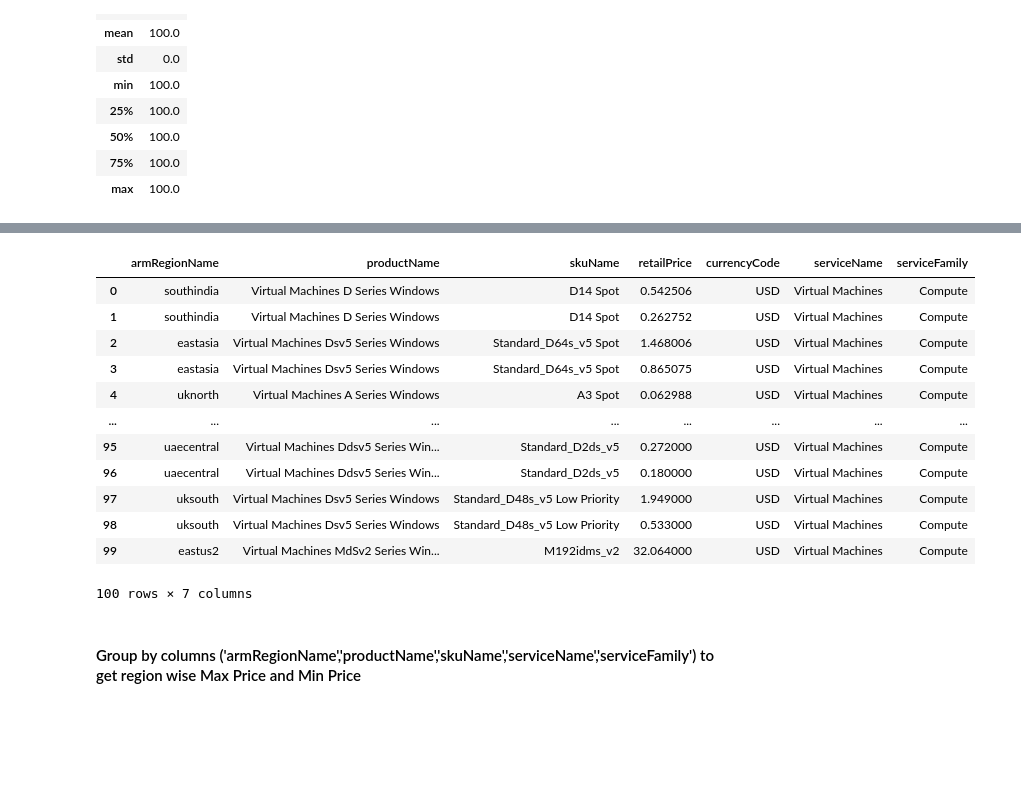
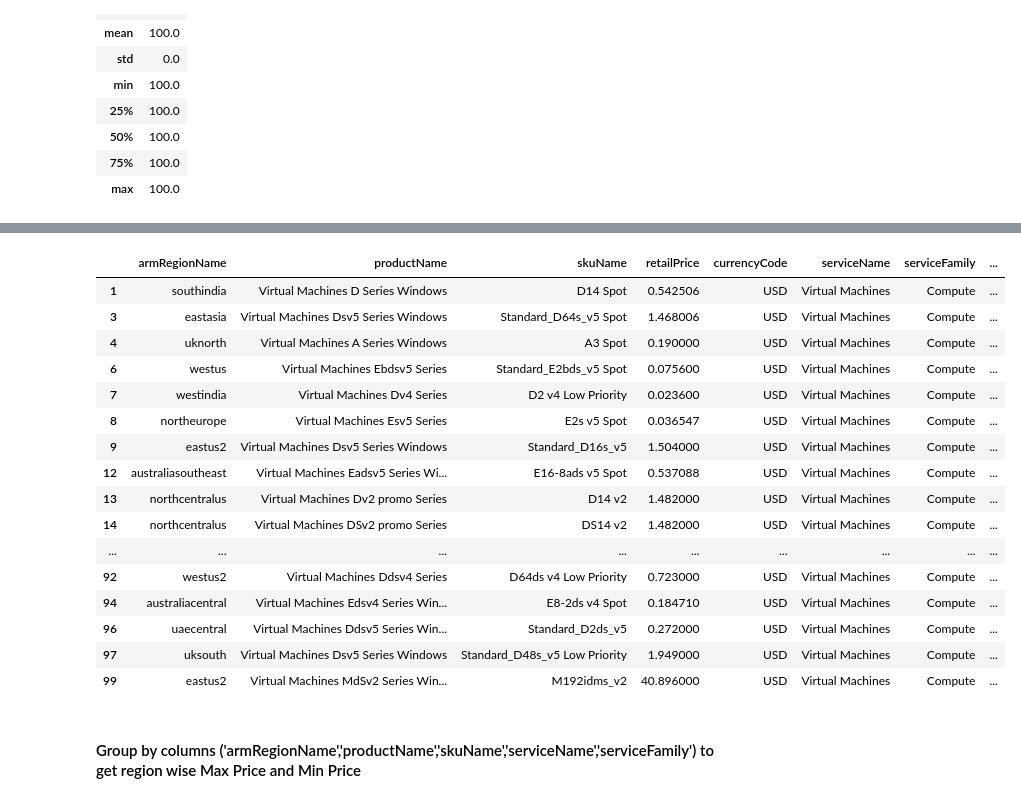
Before and after one commit to aicoe-aiops/cloud-price-analysis-public, a Jupyter notebook: notebooks/experimental/cloud_price_analysis_azure.ipynb, the cells around one changed output, grey strips where cells are left out. Saved outputs shown, nothing was run; the diff lists cells and outputs as text; code cells hidden in the pictures; blank space fills up the shorter version.

```diff
--- a/notebooks/experimental/cloud_price_analysis_azure.ipynb
+++ b/notebooks/experimental/cloud_price_analysis_azure.ipynb
@@ -154,0 +89,14 @@ array(['D14 Spot', 'Standard_D64s_v5 Spot', 'A3 Spot',
+# %%
+df_items_2 = pd.DataFrame()
+
+for data in df_items:
+    df_dictionary = pd.DataFrame([data])
+    if "reservationTerm" in data:
+        df_items_2 = pd.concat([df_items_2, df_dictionary], ignore_index=True)
+    else:
+        data["reservationTerm"] = "OnDemand"
+        # df_dictionary = pd.DataFrame([data])
+        df_items_2 = pd.concat([df_items_2, df_dictionary], ignore_index=True)
+# %%
+df_items_2 = df_items_2.fillna("NA")
+df_items_2
@@ -154,0 +127,3 @@ array(['D14 Spot', 'Standard_D64s_v5 Spot', 'A3 Spot',
+# %%
+df_consumption = df_items_2.loc[(df_items_2["type"] == "Consumption")]
+print(df_consumption)
@@ -155,20 +148,35 @@ array(['D14 Spot', 'Standard_D64s_v5 Spot', 'A3 Spot',
 # %%
-dfi_s=dfi_normalize[["armRegionName","productName","skuName","retailPrice","currencyCode","serviceName","serviceFamily"]]
-#dfi_s=dfi_normalize[["armRegionName","productName","skuName","retailPrice"]]
-dfi_s
+dfi_consumption = df_consumption[
+    [
+        "armRegionName",
+        "productName",
+        "skuName",
+        "retailPrice",
+        "currencyCode",
+        "serviceName",
+        "serviceFamily",
+        "reservationTerm",
+        "type",
+    ]
+]
+dfi_consumption
 # %% [output]
-|  | armRegionName | productName | skuName | retailPrice | currencyCode | serviceName | serviceFamily |
-| 0 | southindia | Virtual Machines D Series Windows | D14 Spot | 0.542506 | USD | Virtual Machines | Compute |
-| 1 | southindia | Virtual Machines D Series Windows | D14 Spot | 0.262752 | USD | Virtual Machines | Compute |
-| 2 | eastasia | Virtual Machines Dsv5 Series Windows | Standard_D64s_v5 Spot | 1.468006 | USD | Virtual Machines | Compute |
-| 3 | eastasia | Virtual Machines Dsv5 Series Windows | Standard_D64s_v5 Spot | 0.865075 | USD | Virtual Machines | Compute |
-| 4 | uknorth | Virtual Machines A Series Windows | A3 Spot | 0.062988 | USD | Virtual Machines | Compute |
-| ... | ... | ... | ... | ... | ... | ... | ... |
-| 95 | uaecentral | Virtual Machines Ddsv5 Series Win... | Standard_D2ds_v5 | 0.272000 | USD | Virtual Machines | Compute |
-| 96 | uaecentral | Virtual Machines Ddsv5 Series Win... | Standard_D2ds_v5 | 0.180000 | USD | Virtual Machines | Compute |
-| 97 | uksouth | Virtual Machines Dsv5 Series Windows | Standard_D48s_v5 Low Priority | 1.949000 | USD | Virtual Machines | Compute |
-| 98 | uksouth | Virtual Machines Dsv5 Series Windows | Standard_D48s_v5 Low Priority | 0.533000 | USD | Virtual Machines | Compute |
-| 99 | eastus2 | Virtual Machines MdSv2 Series Win... | M192idms_v2 | 32.064000 | USD | Virtual Machines | Compute |
+|  | armRegionName | productName | skuName | retailPrice | currencyCode | serviceName | serviceFamily | ... |
+| 1 | southindia | Virtual Machines D Series Windows | D14 Spot | 0.542506 | USD | Virtual Machines | Compute | ... |
+| 3 | eastasia | Virtual Machines Dsv5 Series Windows | Standard_D64s_v5 Spot | 1.468006 | USD | Virtual Machines | Compute | ... |
+| 4 | uknorth | Virtual Machines A Series Windows | A3 Spot | 0.190000 | USD | Virtual Machines | Compute | ... |
+| 6 | westus | Virtual Machines Ebdsv5 Series | Standard_E2bds_v5 Spot | 0.075600 | USD | Virtual Machines | Compute | ... |
+| 7 | westindia | Virtual Machines Dv4 Series | D2 v4 Low Priority | 0.023600 | USD | Virtual Machines | Compute | ... |
+| 8 | northeurope | Virtual Machines Esv5 Series | E2s v5 Spot | 0.036547 | USD | Virtual Machines | Compute | ... |
+| 9 | eastus2 | Virtual Machines Dsv5 Series Windows | Standard_D16s_v5 | 1.504000 | USD | Virtual Machines | Compute | ... |
+| 12 | australiasoutheast | Virtual Machines Eadsv5 Series Wi... | E16-8ads v5 Spot | 0.537088 | USD | Virtual Machines | Compute | ... |
+| 13 | northcentralus | Virtual Machines Dv2 promo Series | D14 v2 | 1.482000 | USD | Virtual Machines | Compute | ... |
+| 14 | northcentralus | Virtual Machines DSv2 promo Series | DS14 v2 | 1.482000 | USD | Virtual Machines | Compute | ... |
+| ... | ... | ... | ... | ... | ... | ... | ... | ... |
+| 92 | westus2 | Virtual Machines Ddsv4 Series | D64ds v4 Low Priority | 0.723000 | USD | Virtual Machines | Compute | ... |
+| 94 | australiacentral | Virtual Machines Edsv4 Series Win... | E8-2ds v4 Spot | 0.184710 | USD | Virtual Machines | Compute | ... |
+| 96 | uaecentral | Virtual Machines Ddsv5 Series Win... | Standard_D2ds_v5 | 0.272000 | USD | Virtual Machines | Compute | ... |
+| 97 | uksouth | Virtual Machines Dsv5 Series Windows | Standard_D48s_v5 Low Priority | 1.949000 | USD | Virtual Machines | Compute | ... |
+| 99 | eastus2 | Virtual Machines MdSv2 Series Win... | M192idms_v2 | 40.896000 | USD | Virtual Machines | Compute | ... |
-100 rows × 7 columns
 # %% [markdown]
 #### Group by columns ('armRegionName','productName','skuName','serviceName','serviceFamily') to get region wise Max Price and Min Price
```
Also changed, not shown: parts of 28 cells of this notebook.
